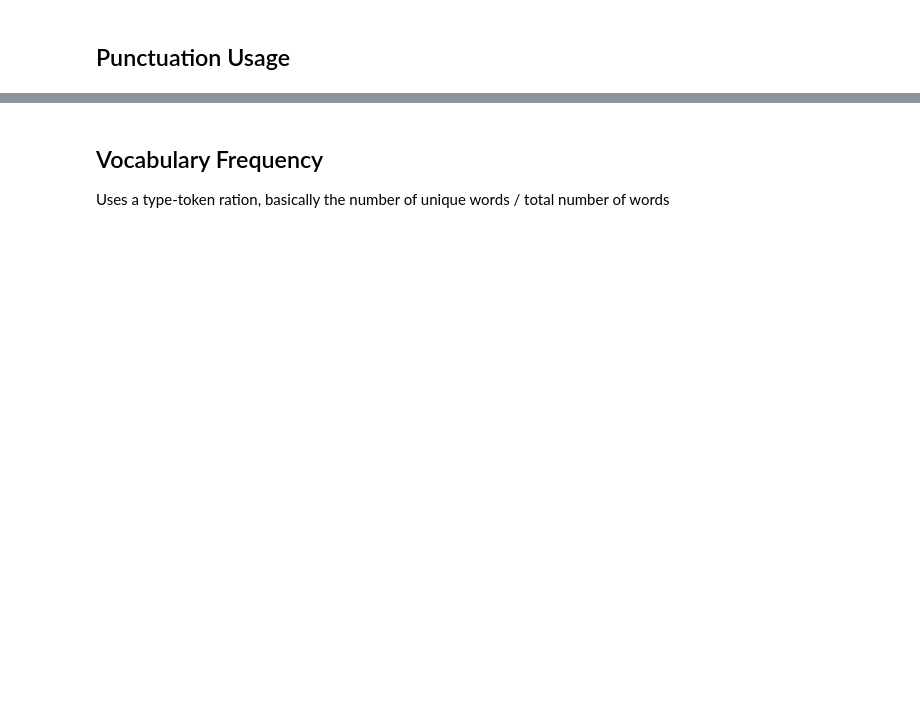
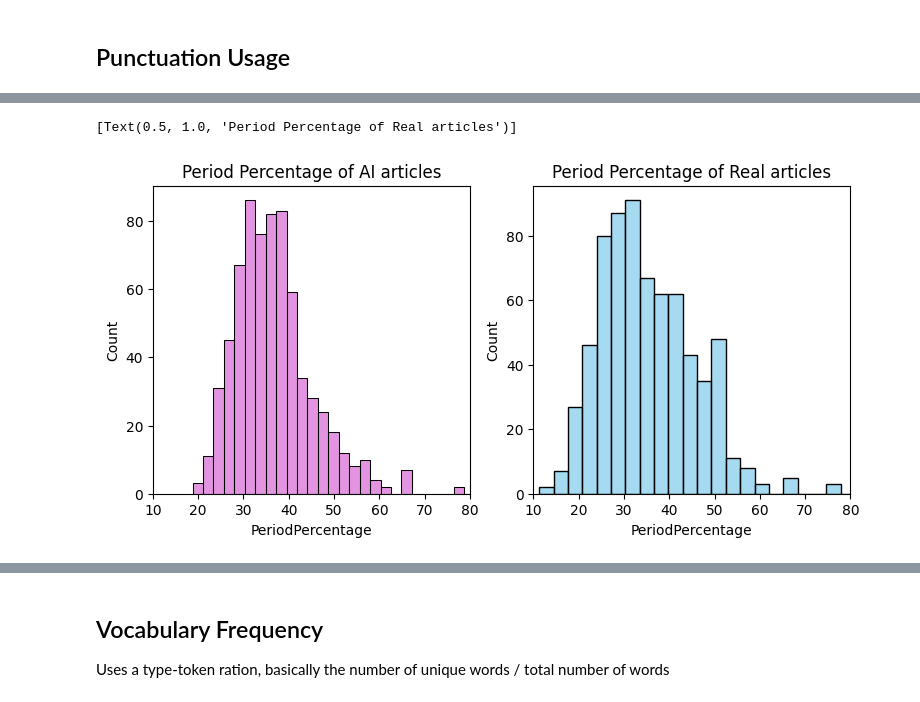
Before and after one commit to MatthewRau99/cs6830-final, a Jupyter notebook: data_vis.ipynb, the cells around one changed output, grey strips where cells are left out. Drawn from its saved outputs; the diff is of its cells as text; code cells hidden in the pictures; blank space fills up the shorter version.

```diff
--- a/data_vis.ipynb
+++ b/data_vis.ipynb
@@ -111,0 +161,15 @@ stats.pearsonr(df.AvgSentenceLength, df.Source)
+# %%
+df['PeriodPercentage'] = df.Content.apply(lambda x : calculate_period_percentage(x))
+df['CommaPercentage'] = df.Content.apply(lambda x : calculate_comma_percentage(x))
+df[''] = df.Content.apply(lambda x : 100 - calculate_comma_percentage(x) - calculate_period_percentage(x))
+# %%
+ai = df[df.Source == 1]
+real = df[df.Source == 0]
+
+
+print(f'Mean period percentage for ai articles: {ai.PeriodPercentage.mean()}, std: {ai.PeriodPercentage.std()}')
+print(f'Mean period percentage for real articles: {real.PeriodPercentage.mean()}, std: {real.PeriodPercentage.std()}\n')
+print(f'Mean comma percentage for ai articles: {ai.CommaPercentage.mean()}, std: {ai.CommaPercentage.std()}')
+print(f'Mean comma percentage for real articles: {real.CommaPercentage.mean()}, std: {real.CommaPercentage.std()}\n')
+print(f'Mean other percentage for ai articles: {ai.OtherPercentage.mean()}, std: {ai.OtherPercentage.std()}')
+print(f'Mean other percentage for real articles: {real.OtherPercentage.mean()}, std: {real.OtherPercentage.std()}')
@@ -111,0 +185,9 @@ stats.pearsonr(df.AvgSentenceLength, df.Source)
+# %%
+f, axes = plt.subplots(1, 2, figsize=(9,4))
+axes[0].set_xlim(10, 80)
+axes[1].set_xlim(10, 80)
+sns.histplot(ai, x='PeriodPercentage', color="orchid", ax=axes[0]).set(title='Period Percentage of AI articles')
+sns.histplot(real, x='PeriodPercentage', color="skyblue", ax=axes[1]).set(title='Period Percentage of Real articles')
+# %% [output]
+[Text(0.5, 1.0, 'Period Percentage of Real articles')]
+[figure, added]
```
Also changed, not shown: parts of 28 cells of this notebook.
